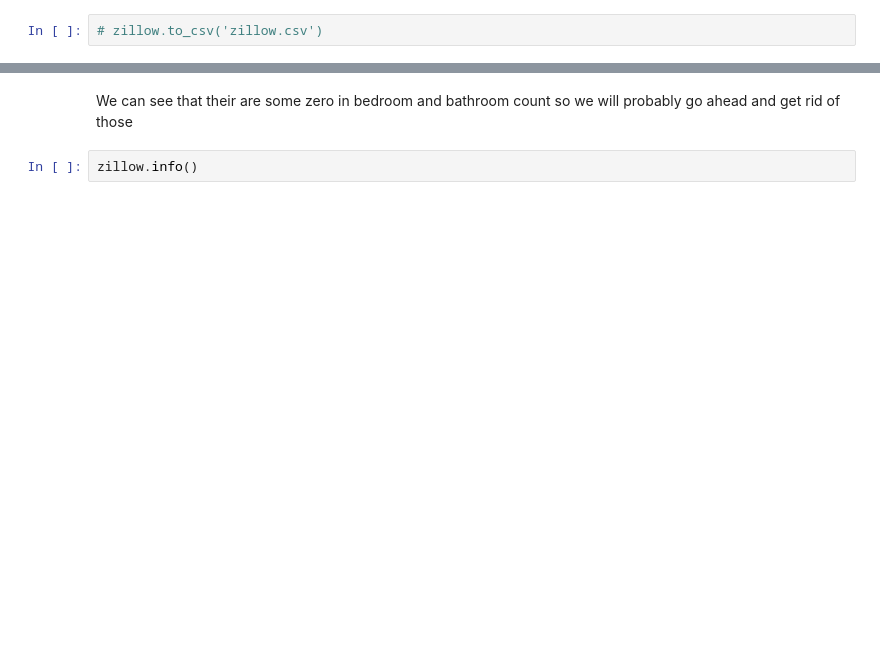
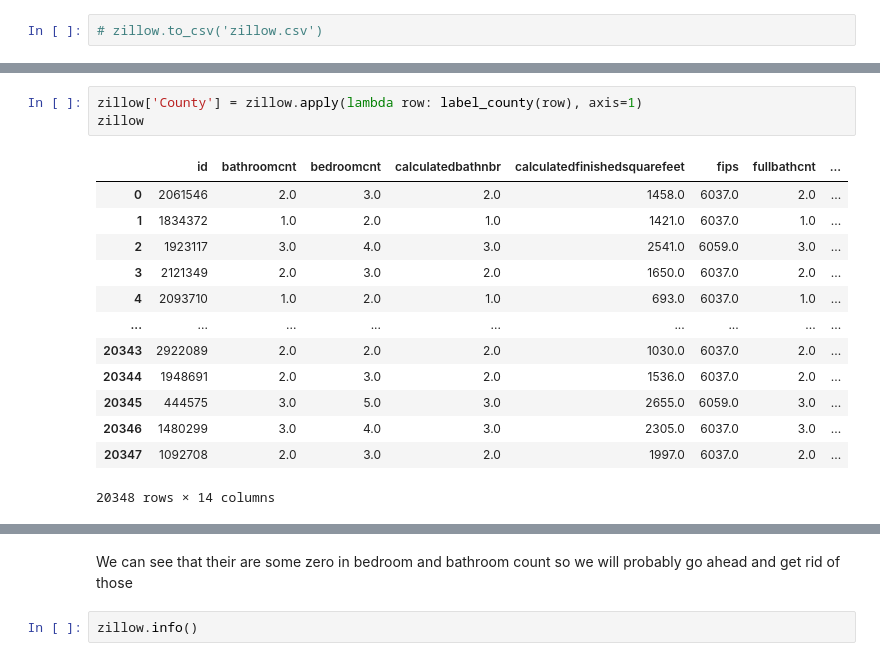
Before and after one commit to RyanMcCall/zillow_ds, a Jupyter notebook: acquire_prep_walkthrough.ipynb, the cells around one changed output, grey strips where cells are left out. Saved outputs shown, nothing was run; the diff lists cells and outputs as text; blank space fills up the shorter version.

```diff
--- a/acquire_prep_walkthrough.ipynb
+++ b/acquire_prep_walkthrough.ipynb
@@ -100,0 +64,17 @@ zillow
+# %%
+zillow['County'] = zillow.apply(lambda row: label_county(row), axis=1)
+zillow
+# %% [output]
+|  | id | bathroomcnt | bedroomcnt | calculatedbathnbr | calculatedfinishedsquarefeet | fips | fullbathcnt | ... |
+| 0 | 2061546 | 2.0 | 3.0 | 2.0 | 1458.0 | 6037.0 | 2.0 | ... |
+| 1 | 1834372 | 1.0 | 2.0 | 1.0 | 1421.0 | 6037.0 | 1.0 | ... |
+| 2 | 1923117 | 3.0 | 4.0 | 3.0 | 2541.0 | 6059.0 | 3.0 | ... |
+| 3 | 2121349 | 2.0 | 3.0 | 2.0 | 1650.0 | 6037.0 | 2.0 | ... |
+| 4 | 2093710 | 1.0 | 2.0 | 1.0 | 693.0 | 6037.0 | 1.0 | ... |
+| ... | ... | ... | ... | ... | ... | ... | ... | ... |
+| 20343 | 2922089 | 2.0 | 2.0 | 2.0 | 1030.0 | 6037.0 | 2.0 | ... |
+| 20344 | 1948691 | 2.0 | 3.0 | 2.0 | 1536.0 | 6037.0 | 2.0 | ... |
+| 20345 | 444575 | 3.0 | 5.0 | 3.0 | 2655.0 | 6059.0 | 3.0 | ... |
+| 20346 | 1480299 | 3.0 | 4.0 | 3.0 | 2305.0 | 6037.0 | 3.0 | ... |
+| 20347 | 1092708 | 2.0 | 3.0 | 2.0 | 1997.0 | 6037.0 | 2.0 | ... |
+20348 rows × 14 columns
```
Also changed, not shown: parts of 42 cells of this notebook.
